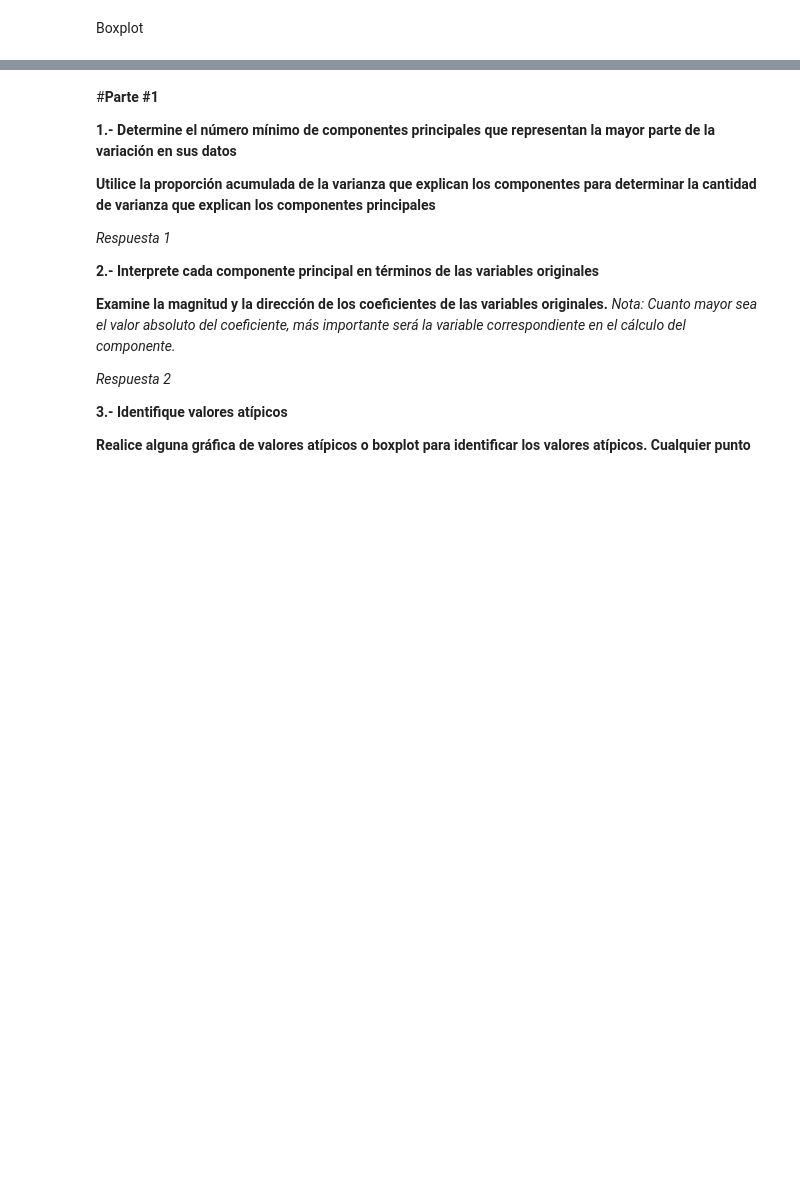
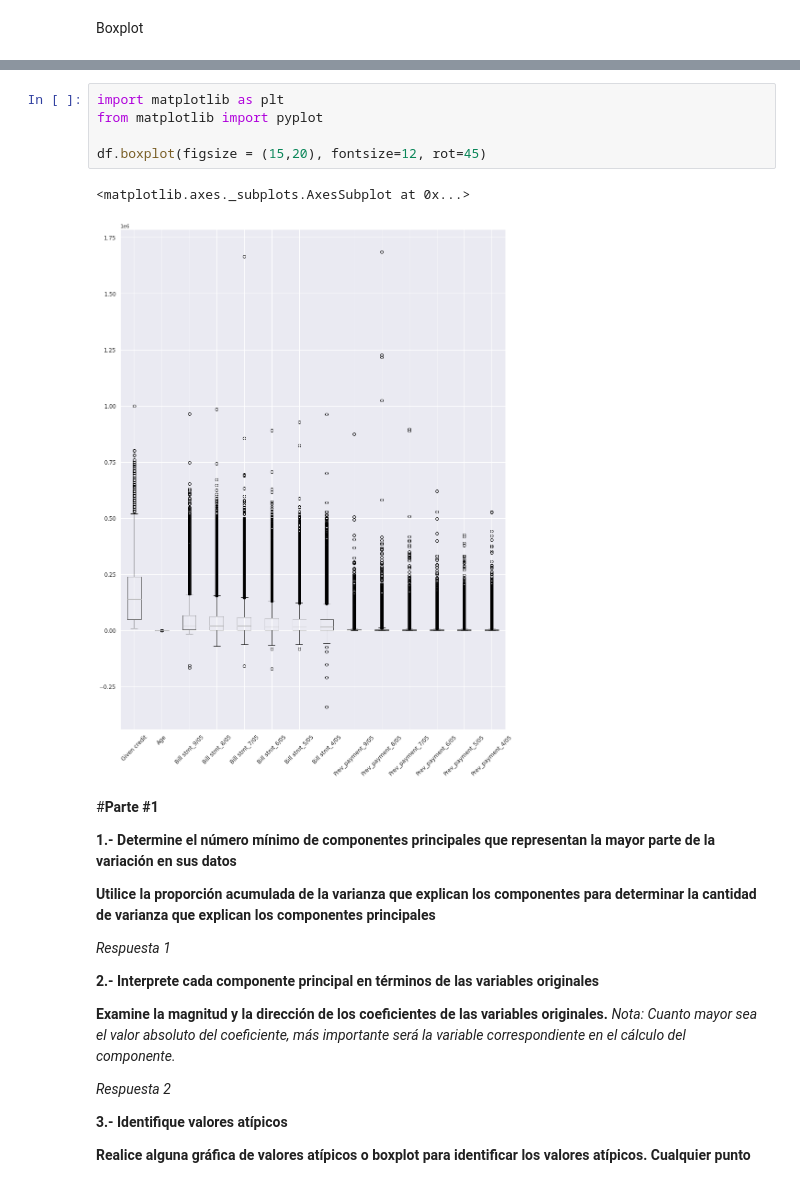
Before and after one commit to PosgradoMNA/Proyecto-final-Equipo-135, a Jupyter notebook: Actividad_Semanal_4_Transformación_y_Reducción_de_datos.ipynb, the cells around one changed output, grey strips where cells are left out. Cells and saved outputs as stored; diff of their text form; blank space fills up the shorter version.

```diff
--- a/Actividad_Semanal_4_Transformación_y_Reducción_de_datos.ipynb
+++ b/Actividad_Semanal_4_Transformación_y_Reducción_de_datos.ipynb
@@ -649,3 +612,11 @@ plt.pyplot.boxplot(cmpts_df)
+# %%
+import matplotlib as plt
+from matplotlib import pyplot
+
+df.boxplot(figsize = (15,20), fontsize=12, rot=45)
+# %% [output]
+<matplotlib.axes._subplots.AxesSubplot at 0x...>
+[figure, added]
 # %% [markdown]
 #**Parte #1**
 
```
Also changed, not shown: parts of 8 cells of this notebook.
